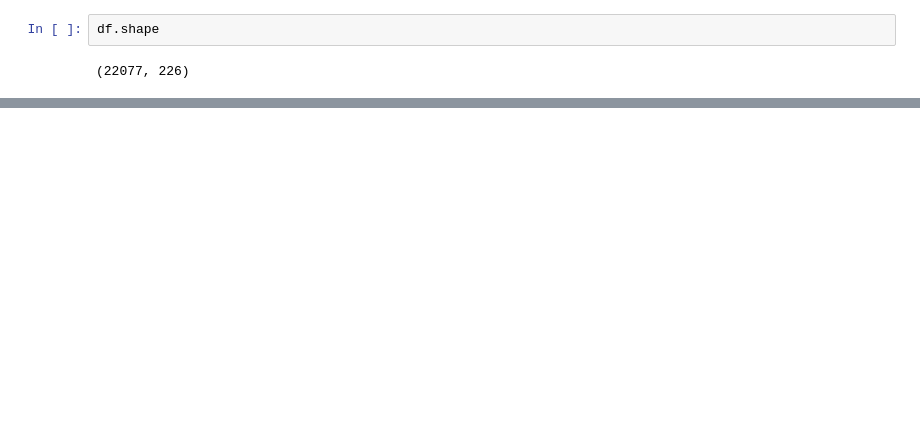
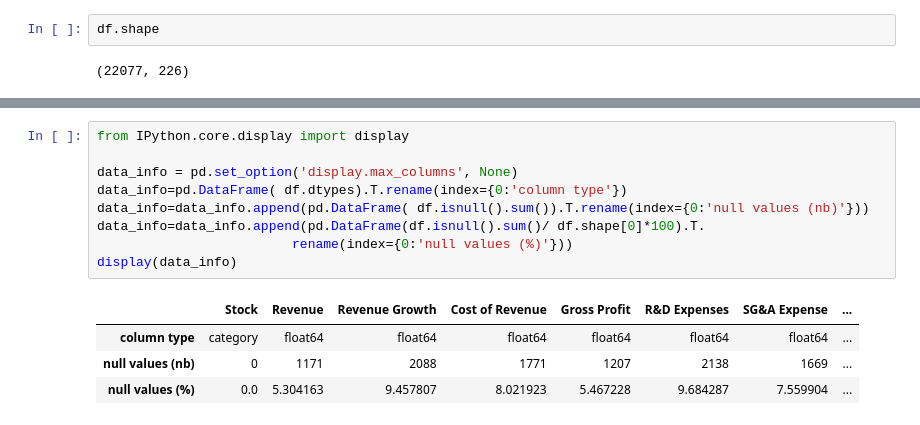
Before and after one commit to Simbonobo/economics, a Jupyter notebook: notebooks/Cleaning.ipynb, the cells around one changed output, grey strips where cells are left out. Drawn from its saved outputs; the diff is of its cells as text; blank space fills up the shorter version.

```diff
--- a/notebooks/Cleaning.ipynb
+++ b/notebooks/Cleaning.ipynb
@@ -8,0 +19,14 @@ df.shape
+# %%
+from IPython.core.display import display
+
+data_info = pd.set_option('display.max_columns', None)
+data_info=pd.DataFrame( df.dtypes).T.rename(index={0:'column type'})
+data_info=data_info.append(pd.DataFrame( df.isnull().sum()).T.rename(index={0:'null values (nb)'}))
+data_info=data_info.append(pd.DataFrame(df.isnull().sum()/ df.shape[0]*100).T.
+                         rename(index={0:'null values (%)'}))
+display(data_info)
+# %% [output]
+|  | Stock | Revenue | Revenue Growth | Cost of Revenue | Gross Profit | R&D Expenses | SG&A Expense | ... |
+| column type | category | float64 | float64 | float64 | float64 | float64 | float64 | ... |
+| null values (nb) | 0 | 1171 | 2088 | 1771 | 1207 | 2138 | 1669 | ... |
+| null values (%) | 0.0 | 5.304163 | 9.457807 | 8.021923 | 5.467228 | 9.684287 | 7.559904 | ... |
```
Also changed, not shown: parts of 20 cells of this notebook, 2 other files.
